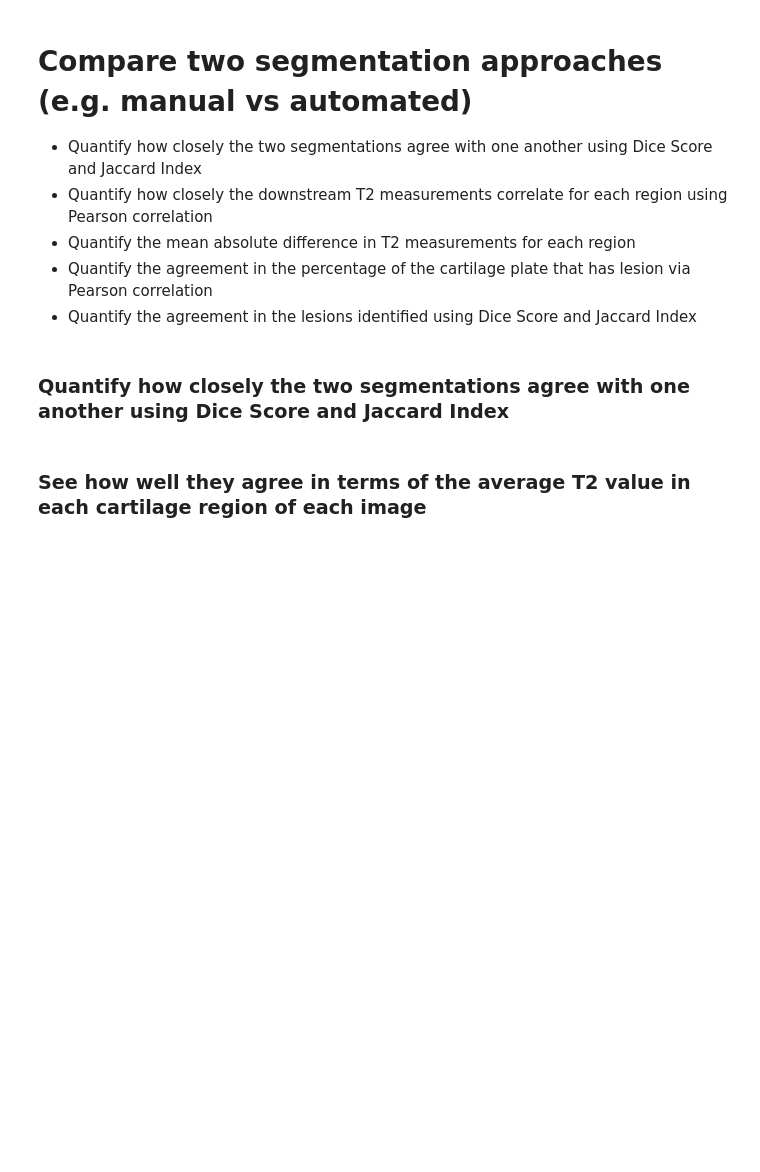
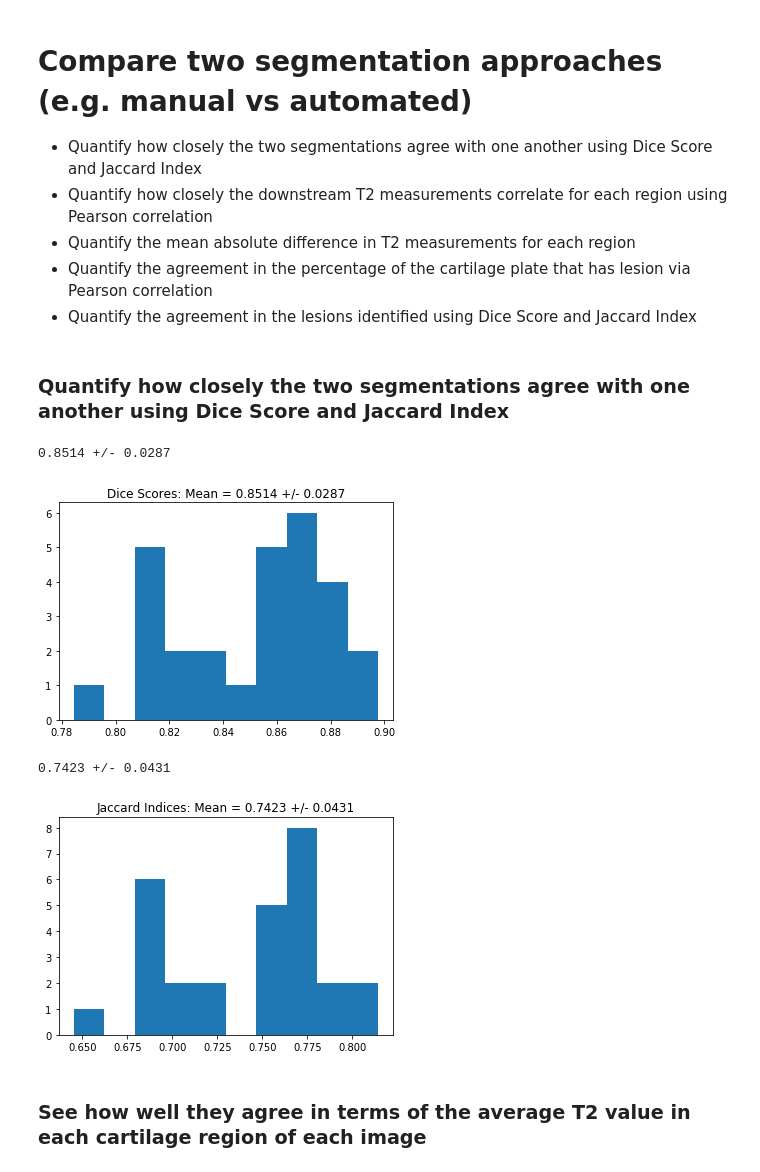
Before and after one commit to kathoma/AutomaticKneeMRISegmentation, a Jupyter notebook: FullPipeline.ipynb, the cells around one changed output. Drawn from its saved outputs; the diff is of its cells as text; code cells hidden in the pictures; blank space fills up the shorter version.

```diff
--- a/FullPipeline.ipynb
+++ b/FullPipeline.ipynb
@@ -161,30 +162,37 @@ percentLesion_predict = calculate_group_lesion_area(timepoint1=source1_time1,
 # %% [markdown]
 ### Quantify how closely the two segmentations agree with one another using Dice Score and Jaccard Index
 # %%
-source1 = expert1_pd.copy()
-source2 = predict_pd.copy()
+source1 = predict_pd.copy()
+source2 = expert1_pd.copy()
 
-source1_seg = [i + '.npy' for i in np.array(source1.refined_seg_path)]
+source1_seg = np.array(source1.refined_seg_path) #[i + '.npy' for i in np.array(source1.refined_seg_path)]
 # source1_seg = list(source1.seg_path)
 
-source2_seg = [i + '.npy' for i in np.array(source2.refined_seg_path)]
+source2_seg = np.array(source2.refined_seg_path) #[i + '.npy' for i in np.array(source2.refined_seg_path)]
 # source2_seg = list(source2.seg_path)
 
 
 # Get Dice Score
 dice_scores = get_dice_scores(source1_seg, source2_seg)
 
 # Get Jaccard Index
 jaccard_indices = get_jaccard_indices(source1_seg, source2_seg)
 
 # Display results
+print(np.round(np.mean(dice_scores),4), "+/-",np.round(np.std(dice_scores),4))
 plt.hist(dice_scores, bins = 10)
-plt.title("Dice Scores: Mean = " + str(np.mean(dice_scores)))
+plt.title("Dice Scores: Mean = " + str(np.round(np.mean(dice_scores),4)) + " +/- " + str(np.round(np.std(dice_scores),4)))
 plt.show()
 
+print(np.round(np.mean(jaccard_indices),4), "+/-",np.round(np.std(jaccard_indices),4))
 plt.hist(jaccard_indices, bins = 10)
-plt.title("Jaccard Indices: Mean = " + str(np.mean(jaccard_indices)))
+plt.title("Jaccard Indices: Mean = " + str(np.round(np.mean(jaccard_indices),4)) + " +/- " + str(np.round(np.std(jaccard_indices),4)))
 plt.show()
+# %% [output]
+0.8514 +/- 0.0287
+[figure, added]
+0.7423 +/- 0.0431
+[figure, added]
 # %% [markdown]
 ### See how well they agree in terms of the average T2 value in each cartilage region of each image
 # %%
```
Also changed, not shown: parts of 15 cells of this notebook, 4 other files.
